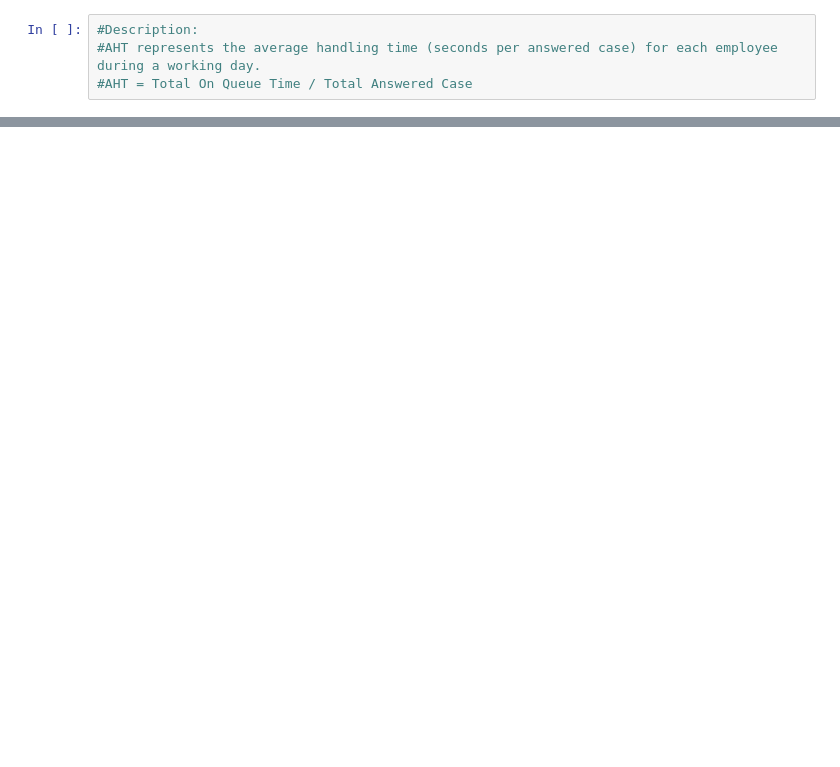
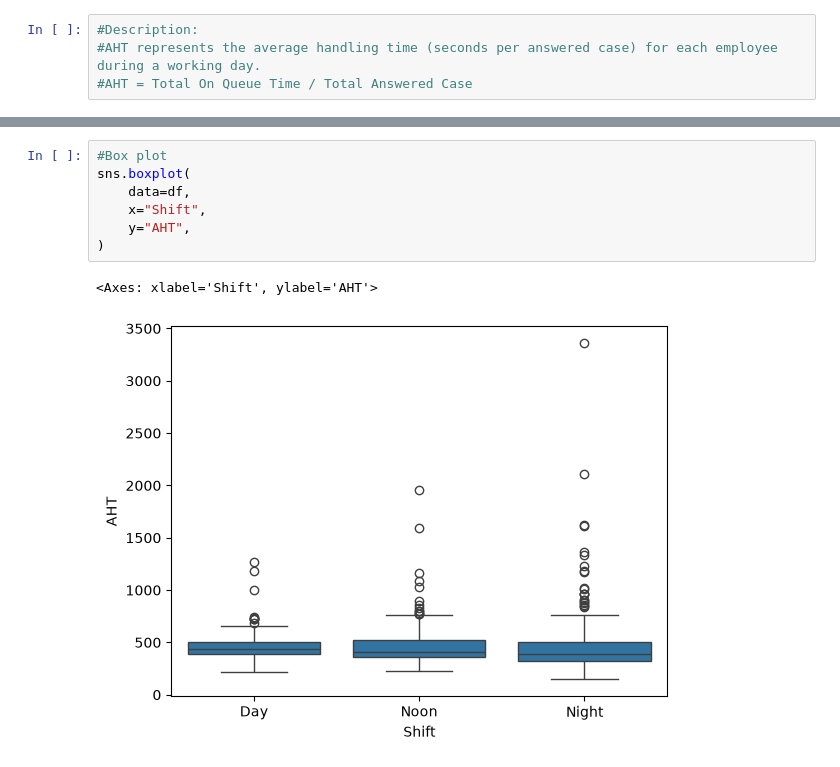
Before and after one commit to Rockiearn/CNX, a Jupyter notebook: notebooks/EDA.ipynb, the cells around one changed output, grey strips where cells are left out. Cells and saved outputs as stored; diff of their text form; blank space fills up the shorter version.

```diff
--- a/notebooks/EDA.ipynb
+++ b/notebooks/EDA.ipynb
@@ -174,0 +283,10 @@ df_shift_insight
+# %%
+#Box plot
+sns.boxplot(
+    data=df,
+    x="Shift",
+    y="AHT",
+)
+# %% [output]
+<Axes: xlabel='Shift', ylabel='AHT'>
+[figure, added]
```
Also changed, not shown: parts of 26 cells of this notebook.
